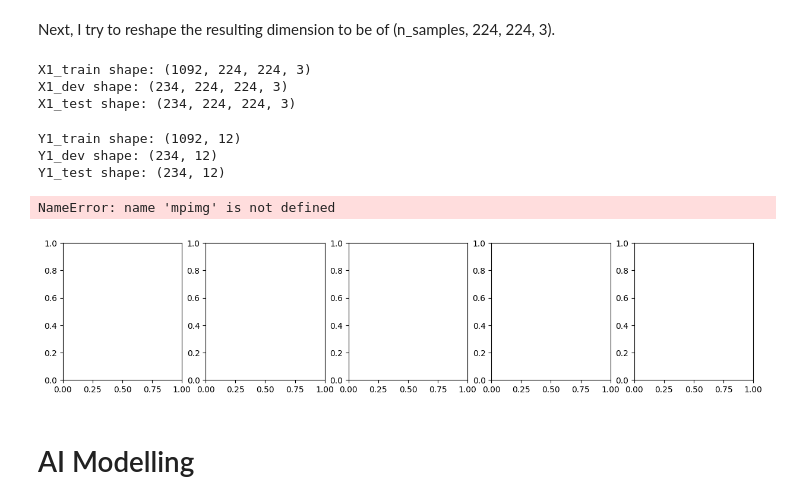
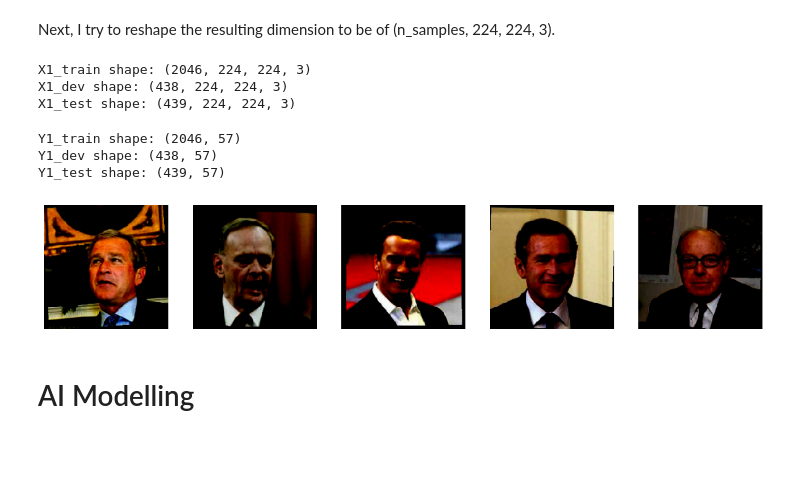
Before and after one commit to ArtOliinyk/face_recognition, a Jupyter notebook: face-recognition-using-mobilenet.ipynb, the cells around one changed output. Saved outputs shown, nothing was run; the diff lists cells and outputs as text; code cells hidden in the pictures; blank space fills up the shorter version.

```diff
--- a/face-recognition-using-mobilenet.ipynb
+++ b/face-recognition-using-mobilenet.ipynb
@@ -53,13 +53,13 @@ True
 # %% [markdown]
 # Loading Dataset and Exploratory Data Analysis (EDA)
 # %%
-ALL_NAMES = "./lfw-dataset/lfw_allnames.csv"
-IMAGES_SRC = "./lfw-dataset/lfw-deepfunneled/lfw-deepfunneled"
-PEOPLE = "./lfw-dataset/people.csv"
-PEOPLE_TEST = "./lfw-dataset/peopleDevTest.csv"
-PEOPLE_TRAIN = "./lfw-dataset/peopleDevTrain.csv"
-README = "./lfw-dataset/lfw_readme.csv"
-WORK_DIR = "./working/"
+ALL_NAMES = "/kaggle/input/lfw-dataset/lfw_allnames.csv"
+IMAGES_SRC = "/kaggle/input/lfw-dataset/lfw-deepfunneled/lfw-deepfunneled"
+PEOPLE = "/kaggle/input/lfw-dataset/people.csv"
+PEOPLE_TEST = "/kaggle/input/lfw-dataset/peopleDevTest.csv"
+PEOPLE_TRAIN = "/kaggle/input/lfw-dataset/peopleDevTrain.csv"
+README = "/kaggle/input/lfw-dataset/lfw_readme.csv"
+WORK_DIR = "/kaggle/working/"
 # %%
 df_all = pd.read_csv(ALL_NAMES)
 df_all = df_all.sort_values(by="images", ascending=False) # Descending
@@ -79,5 +79,5 @@ As we can see on the dataframe description above, the maximum data is 530 but th
 # %%
-df_all = df_all[df_all["images"] > 50]
+df_all = df_all[df_all["images"] > 20]
 # %%
 unique_name_count = df_all['name'].nunique()
 
@@ -150,30 +150,27 @@ print("X1_train shape:", X1_train.shape)
 print("X1_dev shape:", X1_dev.shape)
 print("X1_test shape:", X1_test.shape)
 # %% [output]
-X1_train shape: (1092, 224, 224, 3)
-X1_dev shape: (234, 224, 224, 3)
-X1_test shape: (234, 224, 224, 3)
+X1_train shape: (2046, 224, 224, 3)
+X1_dev shape: (438, 224, 224, 3)
+X1_test shape: (439, 224, 224, 3)
 # %%
 print("Y1_train shape:", Y1_train.shape)
 print("Y1_dev shape:", Y1_dev.shape)
 print("Y1_test shape:", Y1_test.shape)
 # %% [output]
-Y1_train shape: (1092, 12)
-Y1_dev shape: (234, 12)
-Y1_test shape: (234, 12)
+Y1_train shape: (2046, 57)
+Y1_dev shape: (438, 57)
+Y1_test shape: (439, 57)
 # %%
 from matplotlib import pyplot as plt
 fig, axs = plt.subplots(1, 5, figsize=(15, 3))
-for i, img_path in enumerate(X[:5]):
-    img = mpimg.imread(img_path)
+for i, img in enumerate(X1_train[:5]):
     axs[i].imshow(img)
-    axs[i].set_title(selected_images[i].split('/')[-2])  # Title with the person's name
     axs[i].axis('off')
 
 plt.show()
 # %% [output]
-NameError: name 'mpimg' is not defined
-[figure, old version]
+[figure, new version]
 # %% [markdown]
 # AI Modelling
 # %% [markdown]
```
Also changed, not shown: parts of 45 cells of this notebook.
